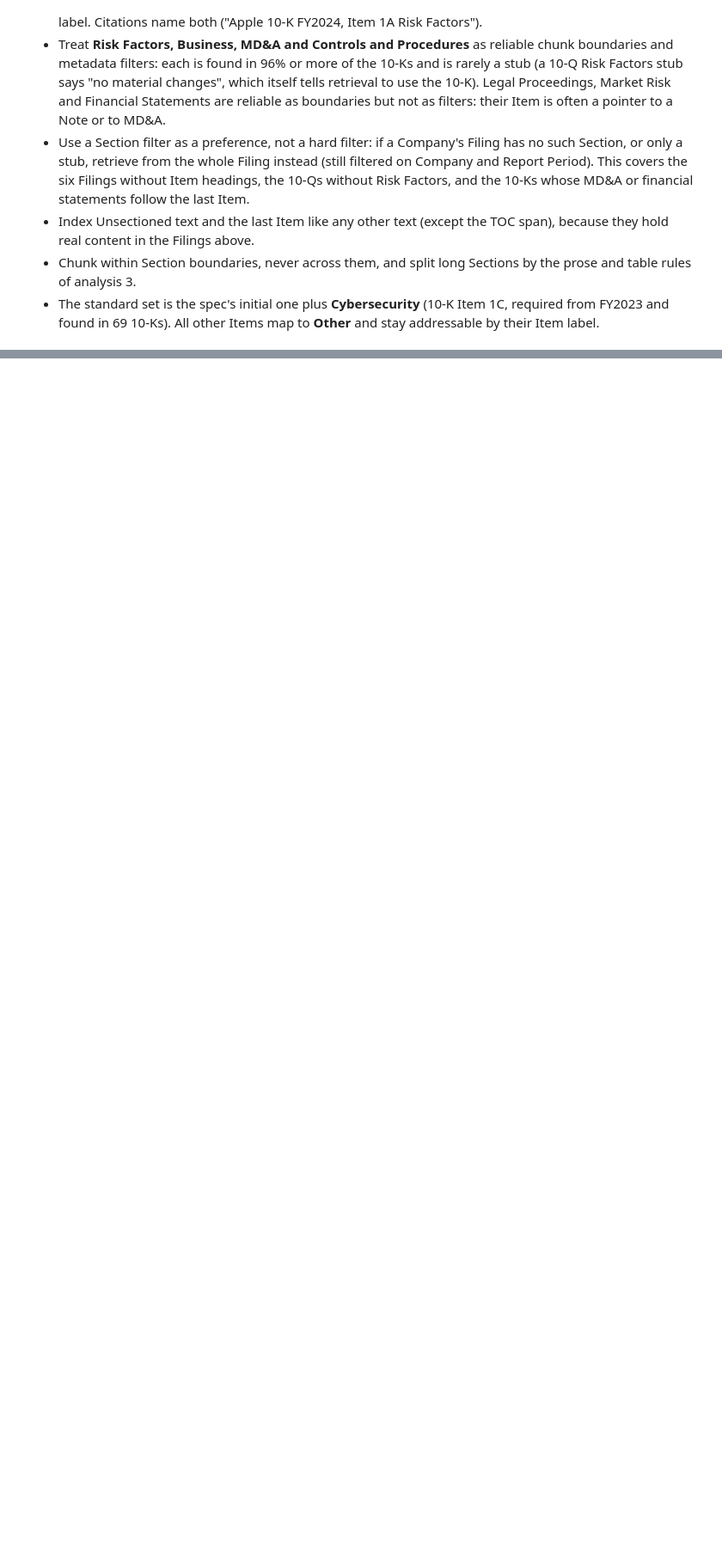
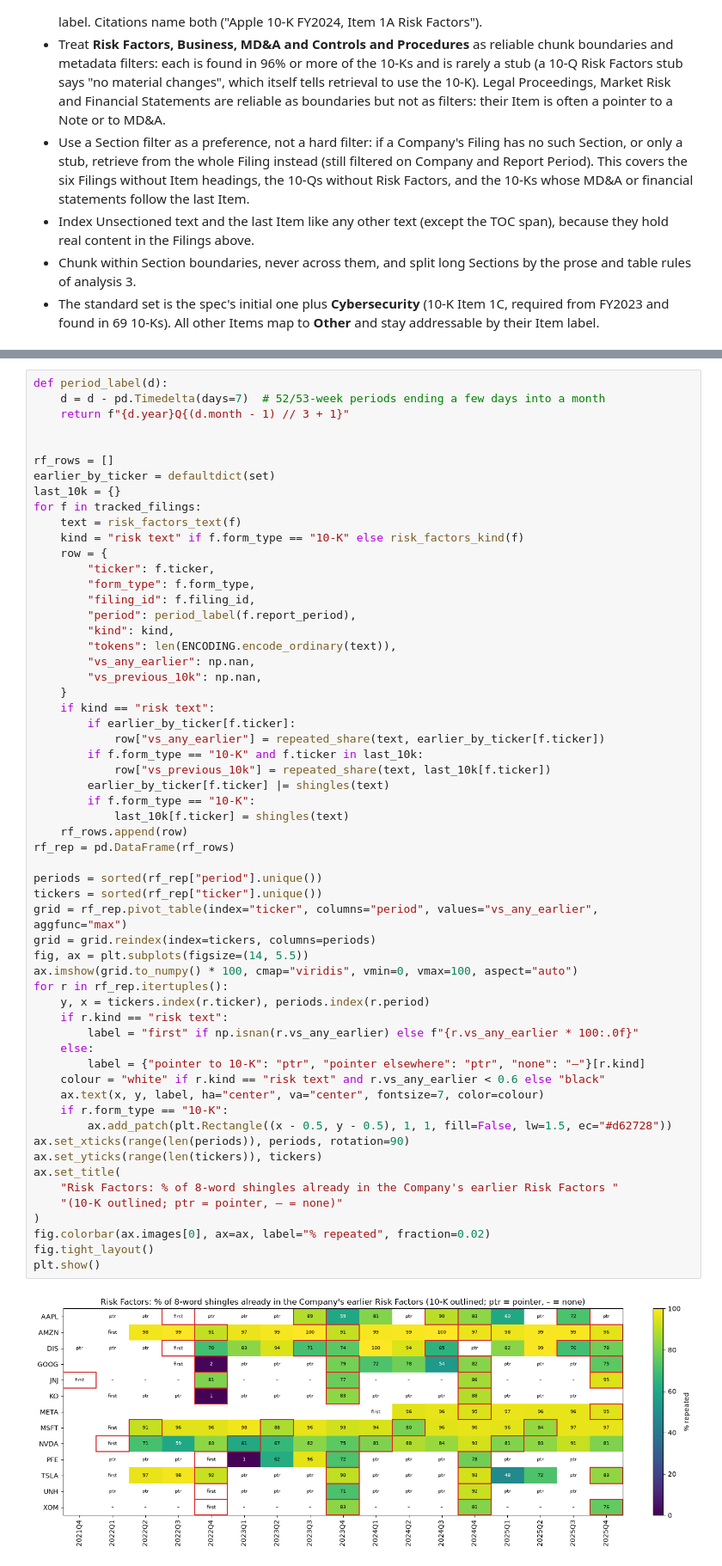
Before and after one commit to dwest1507/eliza-assessment, a Jupyter notebook: backend/notebooks/eda.ipynb, the cells around one changed output, grey strips where cells are left out. Shown at 86% size. Saved outputs shown, nothing was run; the diff lists cells and outputs as text; blank space fills up the shorter version.

```diff
--- a/backend/notebooks/eda.ipynb
+++ b/backend/notebooks/eda.ipynb
@@ -1265,0 +1677,60 @@ DIS_10K_2023Q3_2023-11-21_full.txt Item 16  183737   37.5
+# %%
+def period_label(d):
+    d = d - pd.Timedelta(days=7)  # 52/53-week periods ending a few days into a month
+    return f"{d.year}Q{(d.month - 1) // 3 + 1}"
+
+
+rf_rows = []
+earlier_by_ticker = defaultdict(set)
+last_10k = {}
+for f in tracked_filings:
+    text = risk_factors_text(f)
+    kind = "risk text" if f.form_type == "10-K" else risk_factors_kind(f)
+    row = {
+        "ticker": f.ticker,
+        "form_type": f.form_type,
+        "filing_id": f.filing_id,
+        "period": period_label(f.report_period),
+        "kind": kind,
+        "tokens": len(ENCODING.encode_ordinary(text)),
+        "vs_any_earlier": np.nan,
+        "vs_previous_10k": np.nan,
+    }
+    if kind == "risk text":
+        if earlier_by_ticker[f.ticker]:
+            row["vs_any_earlier"] = repeated_share(text, earlier_by_ticker[f.ticker])
+        if f.form_type == "10-K" and f.ticker in last_10k:
+            row["vs_previous_10k"] = repeated_share(text, last_10k[f.ticker])
+        earlier_by_ticker[f.ticker] |= shingles(text)
+        if f.form_type == "10-K":
+            last_10k[f.ticker] = shingles(text)
+    rf_rows.append(row)
+rf_rep = pd.DataFrame(rf_rows)
+
+periods = sorted(rf_rep["period"].unique())
+tickers = sorted(rf_rep["ticker"].unique())
+grid = rf_rep.pivot_table(index="ticker", columns="period", values="vs_any_earlier", aggfunc="max")
+grid = grid.reindex(index=tickers, columns=periods)
+fig, ax = plt.subplots(figsize=(14, 5.5))
+ax.imshow(grid.to_numpy() * 100, cmap="viridis", vmin=0, vmax=100, aspect="auto")
+for r in rf_rep.itertuples():
+    y, x = tickers.index(r.ticker), periods.index(r.period)
+    if r.kind == "risk text":
+        label = "first" if np.isnan(r.vs_any_earlier) else f"{r.vs_any_earlier * 100:.0f}"
+    else:
+        label = {"pointer to 10-K": "ptr", "pointer elsewhere": "ptr", "none": "–"}[r.kind]
+    colour = "white" if r.kind == "risk text" and r.vs_any_earlier < 0.6 else "black"
+    ax.text(x, y, label, ha="center", va="center", fontsize=7, color=colour)
+    if r.form_type == "10-K":
+        ax.add_patch(plt.Rectangle((x - 0.5, y - 0.5), 1, 1, fill=False, lw=1.5, ec="#d62728"))
+ax.set_xticks(range(len(periods)), periods, rotation=90)
+ax.set_yticks(range(len(tickers)), tickers)
+ax.set_title(
+    "Risk Factors: % of 8-word shingles already in the Company's earlier Risk Factors "
+    "(10-K outlined; ptr = pointer, – = none)"
+)
+fig.colorbar(ax.images[0], ax=ax, label="% repeated", fraction=0.02)
+fig.tight_layout()
+plt.show()
+# %% [output]
+[figure, added]
```
Also changed, not shown: parts of 21 cells of this notebook, 4 other files.
